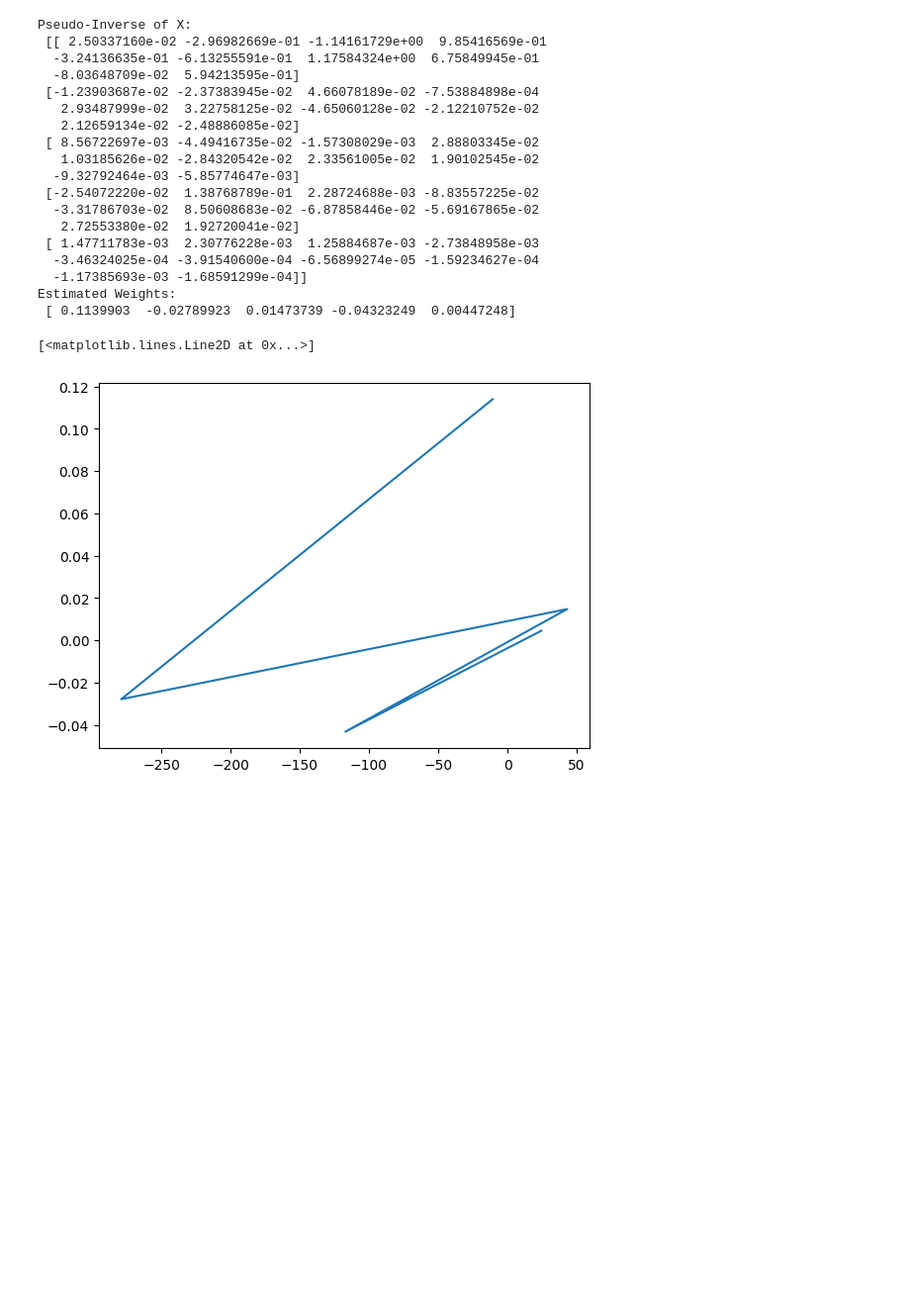
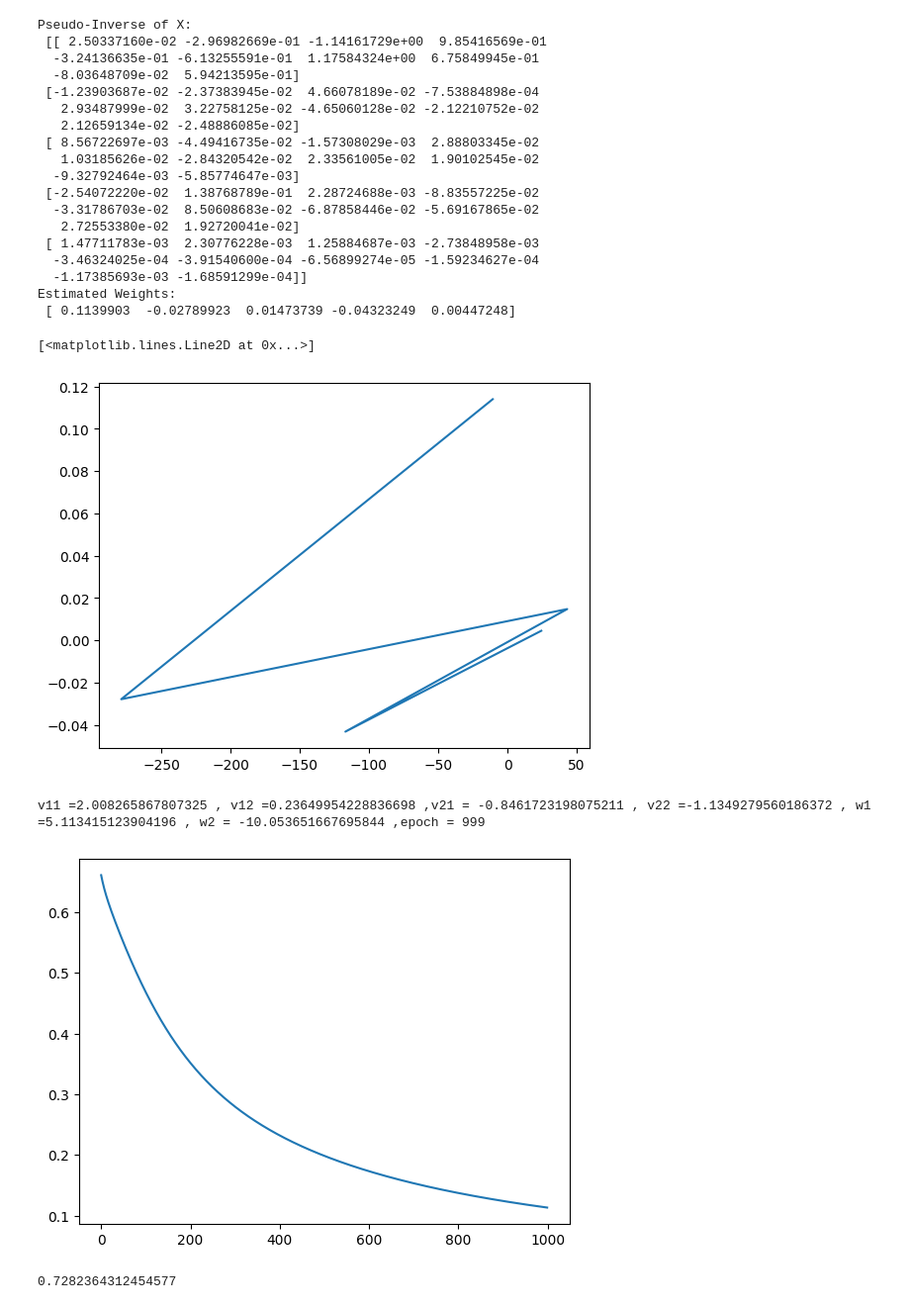
Before and after one commit to Munna-Prasad-Gupta/ML, a Jupyter notebook: Lab8.ipynb, the cells around one changed output. Shown at 99% size. Cells and saved outputs as stored; diff of their text form; code cells hidden in the pictures; blank space fills up the shorter version.

```diff
--- a/Lab8.ipynb
+++ b/Lab8.ipynb
@@ -390,31 +390,8 @@ Estimated Weights:
 [<matplotlib.lines.Line2D at 0x...>]
 [figure]
 # %%
-# def  mlnn(inp,out,v11,v12,v21,v22,w1,w2,alpha):
-#   total_error_in_each_epoch = []
-#   total_error = 1
 
-
-
-#   for epoch in range(1000):
-#     if total_error <= 0.02:
-#       break
-#     error_list = []
-
-#     for idx,obs in enumerate(inp):
-#       H1 = obs[0] * v11 + obs[1] * v21
-#       s1 = sigmoid_act(H1)
-#       H2 = obs[0] * v12 + obs[1] * v22
-#       s2 = sigmoid_act(H2)
-#       O = s1 * w1 + s2  * w2
-#       s = sigmoid_act(O)
-
-#       error = out[idx] - s
-#       error_list.append(error)
-
-#     total_error = sum_square_error(error_list)
-#     total_error_in_each_epoch.append(total_error)
-
+import matplotlib.pyplot as plt
 import numpy as np
 
 def sigmoid_act(x):
@@ -443,31 +420,69 @@ def mlnn(inp, out, v11, v12, v21, v22, w1, w2, alpha):
             H2 = obs[0] * v12 + obs[1] * v22
             s2 = sigmoid_act(H2)
 
             # Output layer calculation
             O = s1 * w1 + s2 * w2
             s = sigmoid_act(O)  # output of the network
 
             # Error calculation
             error = out[idx] - s
             error_list.append(error)
 
             # Backpropagation phase
             # Output layer weight updates
             delta_output = error * sigmoid_derivative(s)
             w1 += alpha * delta_output * s1
             w2 += alpha * delta_output * s2
 
             # Hidden layer weight updates
             delta_s1 = delta_output * w1 * sigmoid_derivative(s1)
             delta_s2 = delta_output * w2 * sigmoid_derivative(s2)
 
             v11 += alpha * delta_s1 * obs[0]
             v21 += alpha * delta_s1 * obs[1]
             v12 += alpha * delta_s2 * obs[0]
             v22 += alpha * delta_s2 * obs[1]
 
         # Calculate total error for this epoch
         total_error = sum_square_error(error_list)
         total_error_in_each_epoch.append(total_error)
 
-    return total_error_in_each_epoch, v11, v12, v21, v22, w1, w2  # return final weights and error log
+    return total_error_in_each_epoch, v11, v12, v21, v22, w1, w2,epoch  # return final weights and error log
+
+input = [[0,0],
+         [0,1],
+         [1,0],
+         [1,1]]
+
+output = [0,0,0,1]
+v11 = 0.5
+v12 = 0.7
+v21=-0.5
+v22 = -0.7
+
+w1 = 8
+w2 = -7
+alpha = 0.05
+
+total_error_for_each_epoch,v11, v12, v21, v22, w1, w2,epoch = mlnn(input,output,v11, v12, v21, v22, w1, w2, alpha)
+
+print(f"v11 ={v11} , v12 ={v12} ,v21 = {v21} , v22 ={v22} , w1 ={w1} , w2 = {w2} ,epoch = {epoch}")
+
+plt.plot(total_error_for_each_epoch)
+plt.show()
+# Testing
+
+test = [1,1]
+
+h1 = v11 * test[0] + v21 * test[1]
+s1 = sigmoid_act(h1)
+h2 = v12 * test[0] + v22 * test[1]
+s2 = sigmoid_act(h2)
+
+h3 = s1 * w1 + s2 * w2
+out = sigmoid_act(h3)
+print(out)
+# %% [output]
+v11 =2.008265867807325 , v12 =0.23649954228836698 ,v21 = -0.8461723198075211 , v22 =-1.1349279560186372 , w1 =5.113415123904196 , w2 = -10.053651667695844 ,epoch = 999
+[figure, added]
+0.7282364312454577
```
Also changed, not shown: parts of 2 cells of this notebook.
